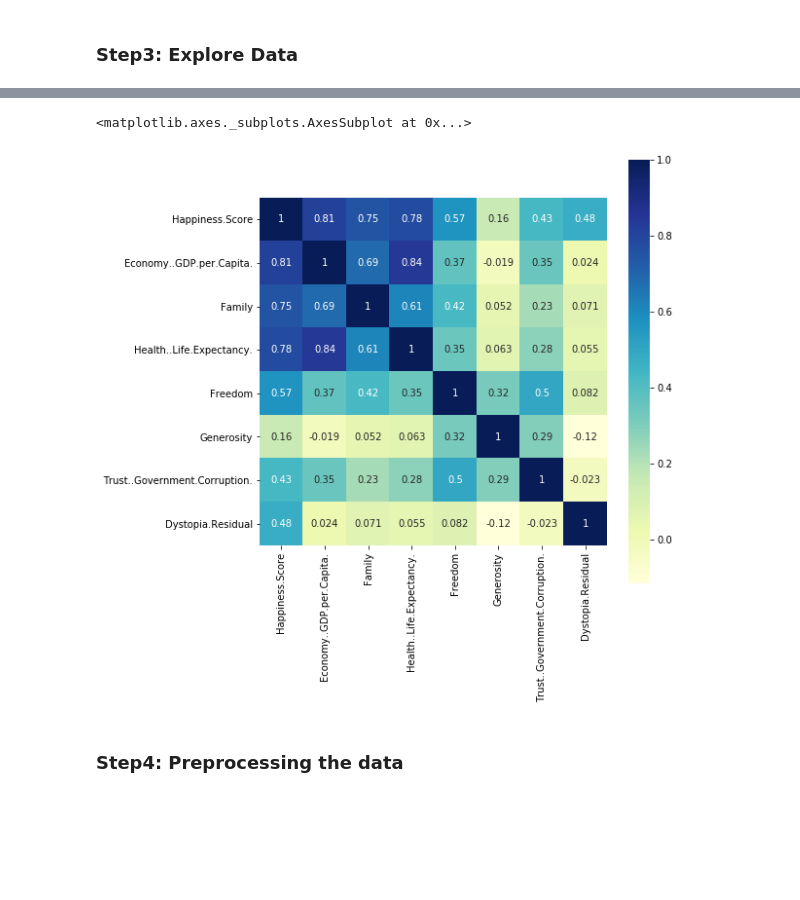
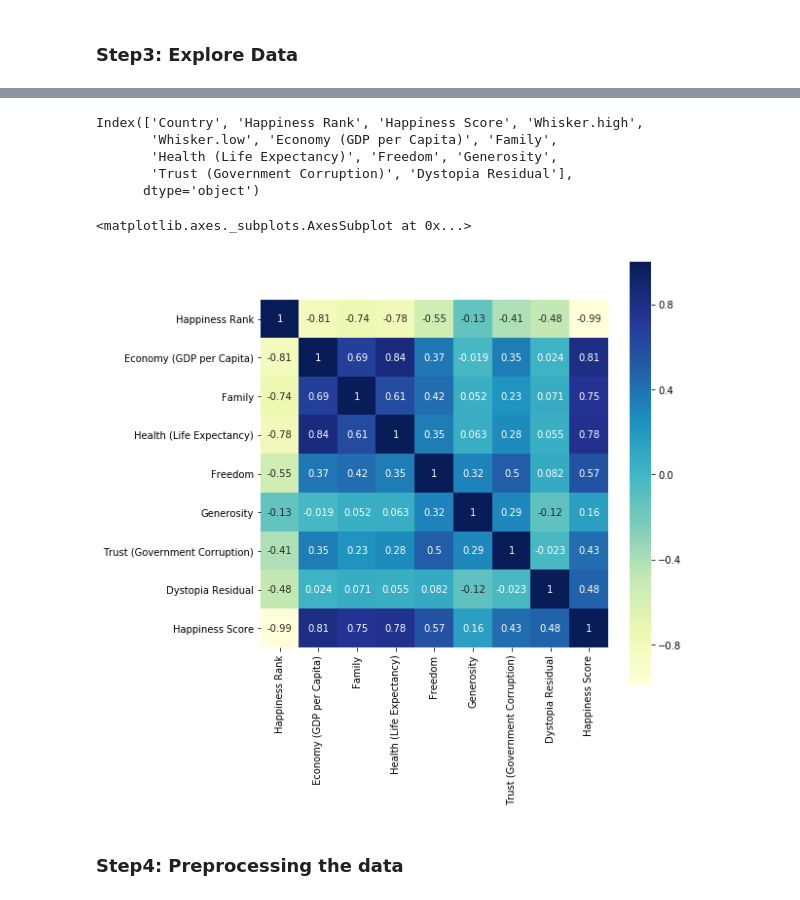
Before and after one commit to paragajg/DSB2, a Jupyter notebook: 5.Clustering/kmeans clustering.ipynb, the cells around one changed output, grey strips where cells are left out. Cells and saved outputs as stored; diff of their text form; code cells hidden in the pictures; blank space fills up the shorter version.

```diff
--- a/5.Clustering/kmeans clustering.ipynb
+++ b/5.Clustering/kmeans clustering.ipynb
@@ -48,19 +48,27 @@ df_raw.describe()
 | 50% | 78.000000 | 5.279000 | 5.370032 | 5.193152 | 1.064578 | 1.253918 | ... |
 | 75% | 116.500000 | 6.101500 | 6.194600 | 6.006527 | 1.318027 | 1.414316 | ... |
 | max | 155.000000 | 7.537000 | 7.622030 | 7.479556 | 1.870766 | 1.610574 | ... |
+# %%
+df_raw.columns
+# %% [output]
+Index(['Country', 'Happiness Rank', 'Happiness Score', 'Whisker.high',
+       'Whisker.low', 'Economy (GDP per Capita)', 'Family',
+       'Health (Life Expectancy)', 'Freedom', 'Generosity',
+       'Trust (Government Corruption)', 'Dystopia Residual'],
+      dtype='object')
 # %%
 # Plot Correlation Heatmap to analyse correlation between continuous variables
-df = df_raw[['Happiness.Score','Economy..GDP.per.Capita.','Family','Health..Life.Expectancy.', 'Freedom',
-          'Generosity','Trust..Government.Corruption.','Dystopia.Residual']] #Subsetting the data
+df = df_raw[['Happiness Rank','Economy (GDP per Capita)','Family','Health (Life Expectancy)', 'Freedom',
+          'Generosity','Trust (Government Corruption)','Dystopia Residual','Happiness Score']] #Subsetting the data
 cor = df.corr() #Calculate the correlation of the above variables
 
 fig,ax = plt.subplots()
 fig.set_figwidth(8)
 fig.set_figheight(8)
 sns.heatmap(cor, square = True,annot=True,cmap="YlGnBu") #Plot the correlation as heat map
 # %% [output]
 <matplotlib.axes._subplots.AxesSubplot at 0x...>
-[figure, old version]
+[figure, new version]
 # %% [markdown]
 ### Step4: Preprocessing the data
 # %%
```
Also changed, not shown: parts of 8 cells of this notebook, 17 other files.
